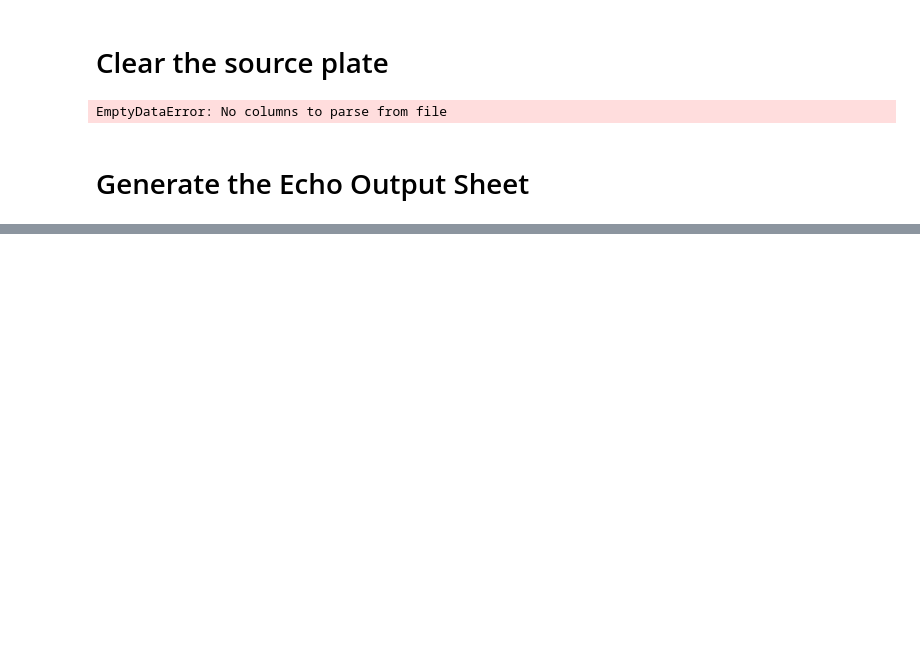
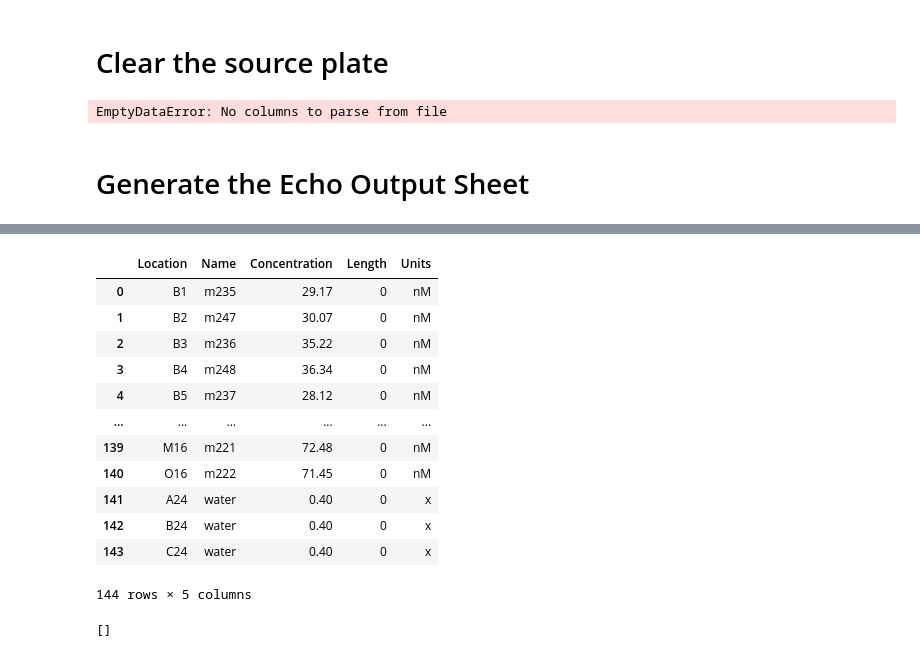
Before and after one commit to shapiro-lab/MurrayLabTools_IshaanFork, a Jupyter notebook: ishaan_runs/20250317_rluc_dev/20250317_rluc_final.ipynb, the cells around one changed output, grey strips where cells are left out. Cells and saved outputs as stored; diff of their text form; code cells hidden in the pictures; blank space fills up the shorter version.

```diff
--- a/ishaan_runs/20250317_rluc_dev/20250317_rluc_final.ipynb
+++ b/ishaan_runs/20250317_rluc_dev/20250317_rluc_final.ipynb
@@ -488,13 +562,12 @@ plate_file  = os.path.join("/resnick/groups/shapirolab/idev/packages/MurrayLabTo
 source_plate_df = pd.read_csv(stock_file)
 
 #create a source well plate object
-source_well_plate = mt_echo.SourcePlate(filename = plate_file, SPtype='384PP_Plus_AQ_BP', SPname="384_source_c1", reuse_wells=True)
+source_well_plate = mt_echo.SourcePlate(filename = plate_file, SPtype='384PP_AQ_BP', SPname="384_source_c1", reuse_wells=True)
 
 # iterate over the source plate file rows and create materials. Then add those materials to a well in the source plate instance.
 for index, row in source_plate_df.iterrows():
    source_well_plate.add_material_to_well(well=row.Location, material = mt_echo.EchoSourceMaterial(name=row.Name, concentration=row.Concentration, length=row.Length, units=row.Units), volume=65000)
    print(row.Location)
-
 # create the EchoRun experiment with our source plate instance.
 assoc_echo_calculator = mt_echo.EchoRun(DPtype= "384 Plate", plate=source_well_plate)
 
@@ -533,0 +616,38 @@ plate_col = 4
+# %%
+source_wells_to_remove = []
+source_wells_to_deduplicate = []
+for mat_name in assoc_echo_calculator.material_dict:
+    mat = assoc_echo_calculator.material_dict[mat_name]
+    if mat:
+        name, conc = mat.name, mat.concentration
+        if mat.plate is None:
+            raise Exception(f"Material '{mat}' doesn't have a plate " +\
+                                "at plate initialization time.")
+        #print("Matieral name: " + mat.name)
+        #print("Material source concentration: " + str(mat.concentration))
+        #print(mat.plate)
+        echo_volume = mat.echo_volume_requested
+        tot_available_vol = mat.plate.get_available_material(mat)
+        volume_additional = echo_volume-tot_available_vol
+        #print("How much volue needed for run: " + str(echo_volume))
+        n_source_wells = math.ceil(float(volume_additional) /  44000)
+        # print("Number of source wells needed additional: " + str(n_source_wells))
+        # print("Number of source wells needed: " + str(math.ceil(float(echo_volume) /  44000)))
+
+        if (echo_volume == 0):
+            # print("Matieral name: " + mat.name)
+            # print("Material source concentration: " + str(mat.concentration))
+            # print("How much volue needed for run: " + str(echo_volume))
+            # print("Number of source wells needed additional: " + str(n_source_wells))
+            # print("Number of source wells needed: " + str(math.ceil(float(echo_volume) /  44000)))
+            source_wells_to_remove.append(mat.name)
+        elif n_source_wells <0:
+            print("Matieral name: " + mat.name)
+            print("Material source concentration: " + str(mat.concentration))
+            print("How much volue needed for run: " + str(echo_volume))
+            print("Number of source wells needed additional: " + str(n_source_wells))
+            print("Number of source wells needed: " + str(math.ceil(float(echo_volume) /  44000)))
+            source_wells_to_deduplicate.append(mat.name)
+        elif n_source_wells > 0:
+            print(mat.name)
+            print(n_source_wells)
@@ -533,0 +675,22 @@ plate_col = 4
+# %%
+format_384 = format_384[~format_384["Name"].isin(source_wells_to_remove)]
+# %%
+format_384
+# %% [output]
+|  | Location | Name | Concentration | Length | Units |
+| 0 | B1 | m235 | 29.17 | 0 | nM |
+| 1 | B2 | m247 | 30.07 | 0 | nM |
+| 2 | B3 | m236 | 35.22 | 0 | nM |
+| 3 | B4 | m248 | 36.34 | 0 | nM |
+| 4 | B5 | m237 | 28.12 | 0 | nM |
+| ... | ... | ... | ... | ... | ... |
+| 139 | M16 | m221 | 72.48 | 0 | nM |
+| 140 | O16 | m222 | 71.45 | 0 | nM |
+| 141 | A24 | water | 0.40 | 0 | x |
+| 142 | B24 | water | 0.40 | 0 | x |
+| 143 | C24 | water | 0.40 | 0 | x |
+144 rows × 5 columns
+# %%
+source_wells_to_deduplicate
+# %% [output]
+[]
```
Also changed, not shown: parts of 26 cells of this notebook, 30 other files.
